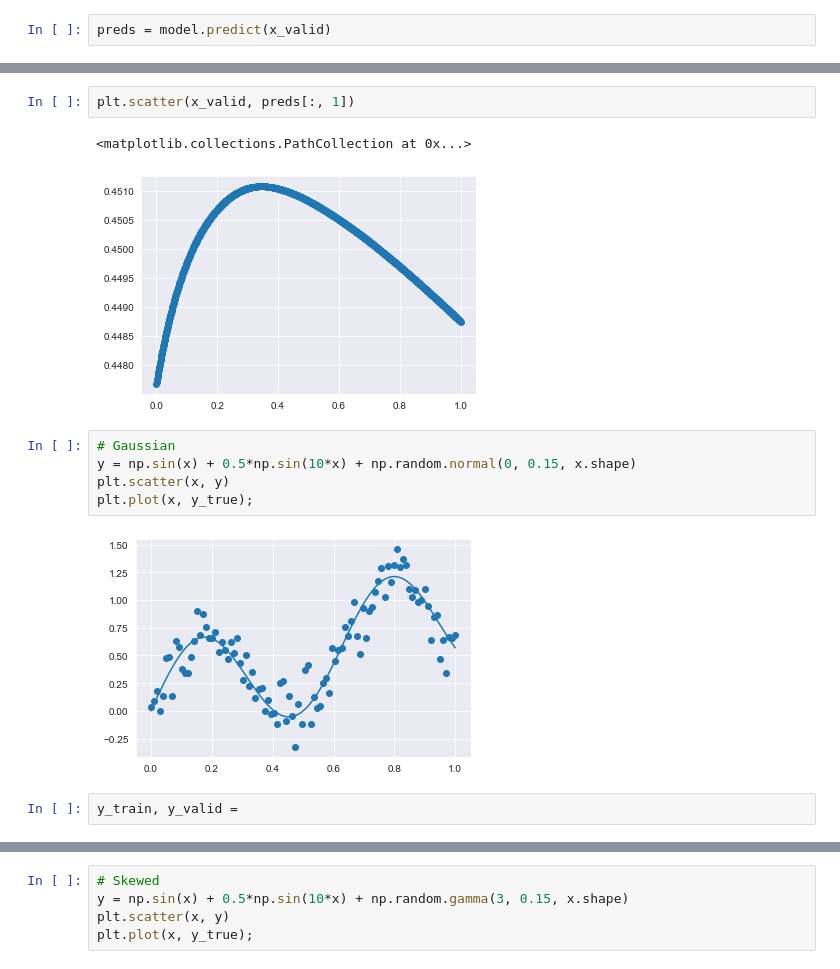
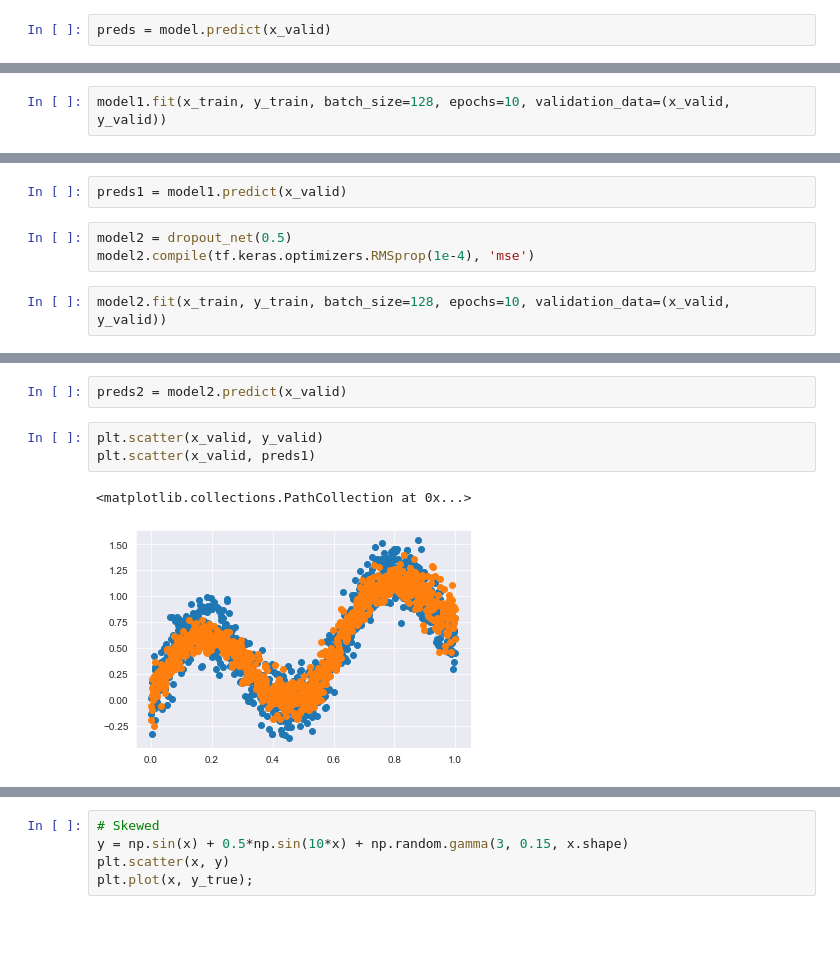
Before and after one commit to raspstephan/probabilistic_networks, a Jupyter notebook: toy_problems.ipynb, the cells around one changed output, grey strips where cells are left out. Cells and saved outputs as stored; diff of their text form; blank space fills up the shorter version.

```diff
--- a/toy_problems.ipynb
+++ b/toy_problems.ipynb
@@ -95,0 +170,2 @@ plt.scatter(x_valid, preds[:, 0])
+# %%
+model1.fit(x_train, y_train, batch_size=128, epochs=10, validation_data=(x_valid, y_valid))
@@ -95,0 +191,7 @@ plt.scatter(x_valid, preds[:, 0])
+# %%
+preds1 = model1.predict(x_valid)
+# %%
+model2 = dropout_net(0.5)
+model2.compile(tf.keras.optimizers.RMSprop(1e-4), 'mse')
+# %%
+model2.fit(x_train, y_train, batch_size=128, epochs=10, validation_data=(x_valid, y_valid))
@@ -96,14 +217,8 @@ plt.scatter(x_valid, preds[:, 0])
+# %%
+preds2 = model2.predict(x_valid)
 # %%
-plt.scatter(x_valid, preds[:, 1])
+plt.scatter(x_valid, y_valid)
+plt.scatter(x_valid, preds1)
 # %% [output]
 <matplotlib.collections.PathCollection at 0x...>
-[figure, old version]
+[figure, new version]
-# %%
-# Gaussian
-y = np.sin(x) + 0.5*np.sin(10*x) + np.random.normal(0, 0.15, x.shape)
-plt.scatter(x, y)
-plt.plot(x, y_true);
-# %% [output]
-[figure, removed]
-# %%
-y_train, y_valid =
```
Also changed, not shown: parts of 25 cells of this notebook.
